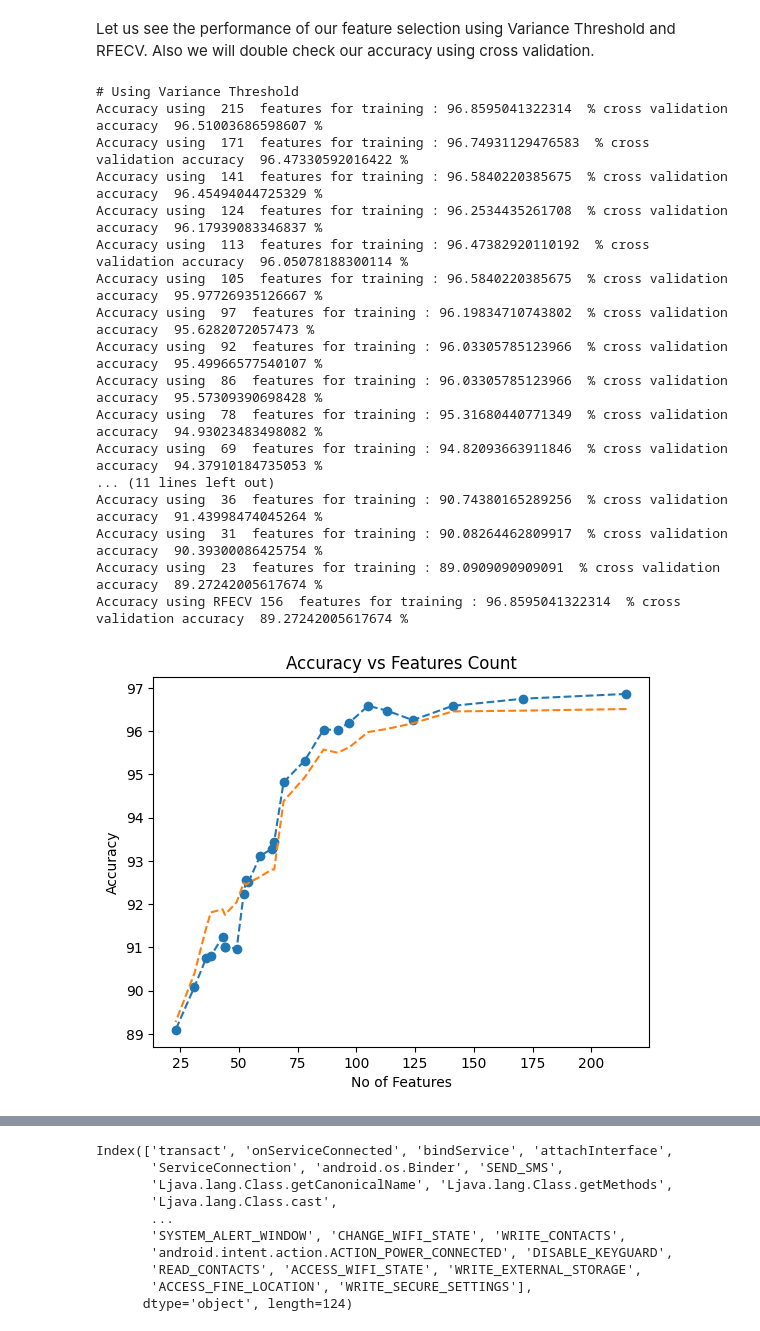
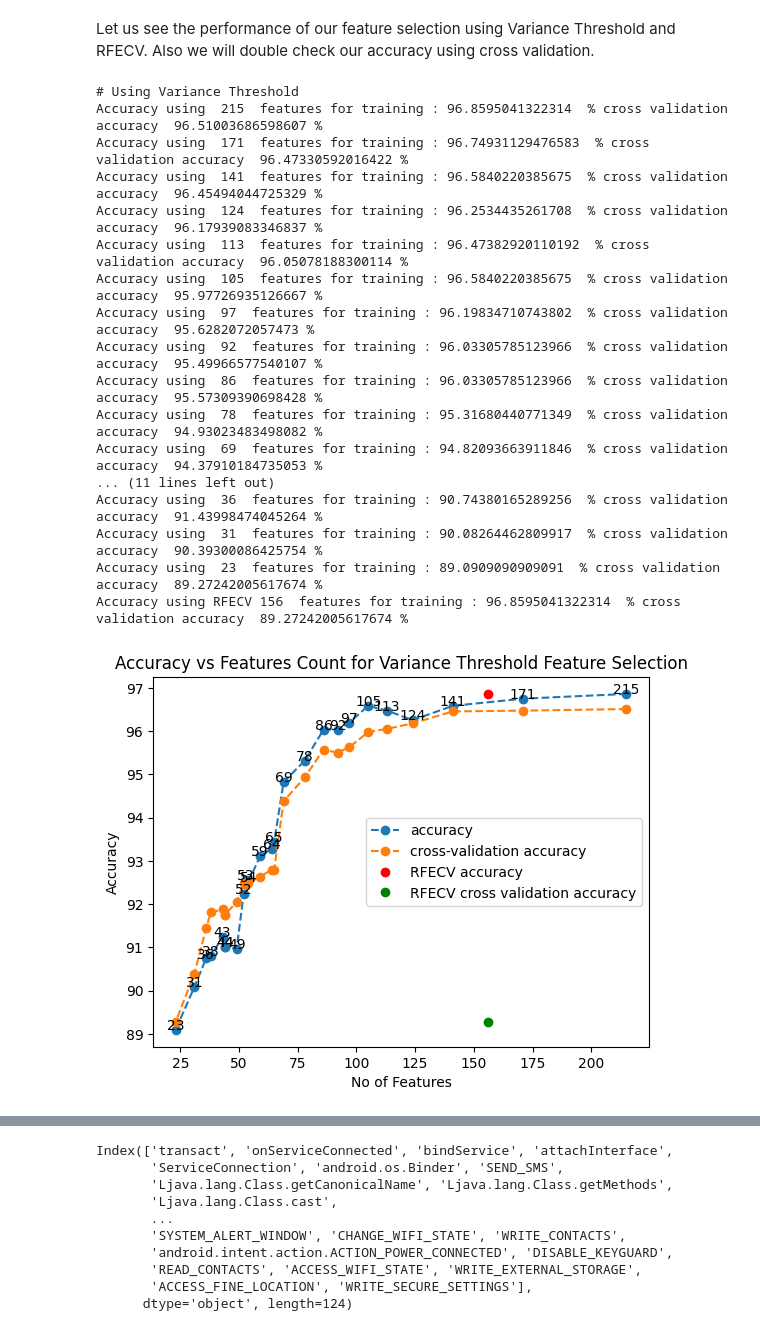
Before and after one commit to raymondsamalo/25S1-C-NYP-ITI111-Applied-Machine-Learning, a Jupyter notebook: AndroidMalwareRaymondSamalo.ipynb, the cells around one changed output, grey strips where cells are left out. Cells and saved outputs as stored; diff of their text form; code cells hidden in the pictures.

```diff
--- a/AndroidMalwareRaymondSamalo.ipynb
+++ b/AndroidMalwareRaymondSamalo.ipynb
@@ -460,37 +525,43 @@ for X_train_sel in X_train_array:
     plt_y_cv.append(cv_accuracy)
     lr_clf_map[feature_count]=(lr_clf, X_train_sel)
     print("Accuracy using ",feature_count," features for training :",accuracy, " % cross validation accuracy ", cv_accuracy, "%")
 
 accuracy, cv_accuracy, lr_clf_rfecv = get_accuracy_and_model(X_train_rfecv)
 feature_count = X_train_rfecv.shape[1]
 print("Accuracy using RFECV",feature_count," features for training :",accuracy," % cross validation accuracy ", cv_accuracy, "%")
 
 
 plt.xlabel("No of Features")
 plt.ylabel("Accuracy")
-plt.title("Accuracy vs Features Count")
-plt.plot(plt_x, plt_y, linestyle='--', marker='o') # Example customization
-plt.plot(plt_x, plt_y_cv, linestyle='--') # Example customization
+plt.title("Accuracy vs Features Count for Variance Threshold Feature Selection")
+plt.plot(plt_x, plt_y, linestyle='--', marker='o', label='accuracy')
+plt.plot(plt_x, plt_y_cv, linestyle='--',marker='o', label='cross-validation accuracy')
+plt.plot(feature_count,accuracy,'ro', label='RFECV accuracy')
+plt.plot(feature_count,cv_accuracy,'go',label='RFECV cross validation accuracy')
+plt.legend()
+for x, y in zip(plt_x, plt_y):
+    plt.text(x, y, "%d" %x, ha="center")
+
 plt.show()
 # %% [output]
 # Using Variance Threshold
 Accuracy using  215  features for training : 96.8595041322314  % cross validation accuracy  96.51003686598607 %
 Accuracy using  171  features for training : 96.74931129476583  % cross validation accuracy  96.47330592016422 %
 Accuracy using  141  features for training : 96.5840220385675  % cross validation accuracy  96.45494044725329 %
 Accuracy using  124  features for training : 96.2534435261708  % cross validation accuracy  96.17939083346837 %
 Accuracy using  113  features for training : 96.47382920110192  % cross validation accuracy  96.05078188300114 %
 Accuracy using  105  features for training : 96.5840220385675  % cross validation accuracy  95.97726935126667 %
 Accuracy using  97  features for training : 96.19834710743802  % cross validation accuracy  95.6282072057473 %
 Accuracy using  92  features for training : 96.03305785123966  % cross validation accuracy  95.49966577540107 %
 Accuracy using  86  features for training : 96.03305785123966  % cross validation accuracy  95.57309390698428 %
 Accuracy using  78  features for training : 95.31680440771349  % cross validation accuracy  94.93023483498082 %
 Accuracy using  69  features for training : 94.82093663911846  % cross validation accuracy  94.37910184735053 %
 ... (11 lines left out)
 Accuracy using  36  features for training : 90.74380165289256  % cross validation accuracy  91.43998474045264 %
 Accuracy using  31  features for training : 90.08264462809917  % cross validation accuracy  90.39300086425754 %
 Accuracy using  23  features for training : 89.0909090909091  % cross validation accuracy  89.27242005617674 %
 Accuracy using RFECV 156  features for training : 96.8595041322314  % cross validation accuracy  89.27242005617674 %
-[figure, old version]
+[figure, new version]
 # %% [markdown]
 Our accuracy seemed decent enough `0.968595041322314` or 96.86% for 215 features
 
```
Also changed, not shown: parts of 13 cells of this notebook.
